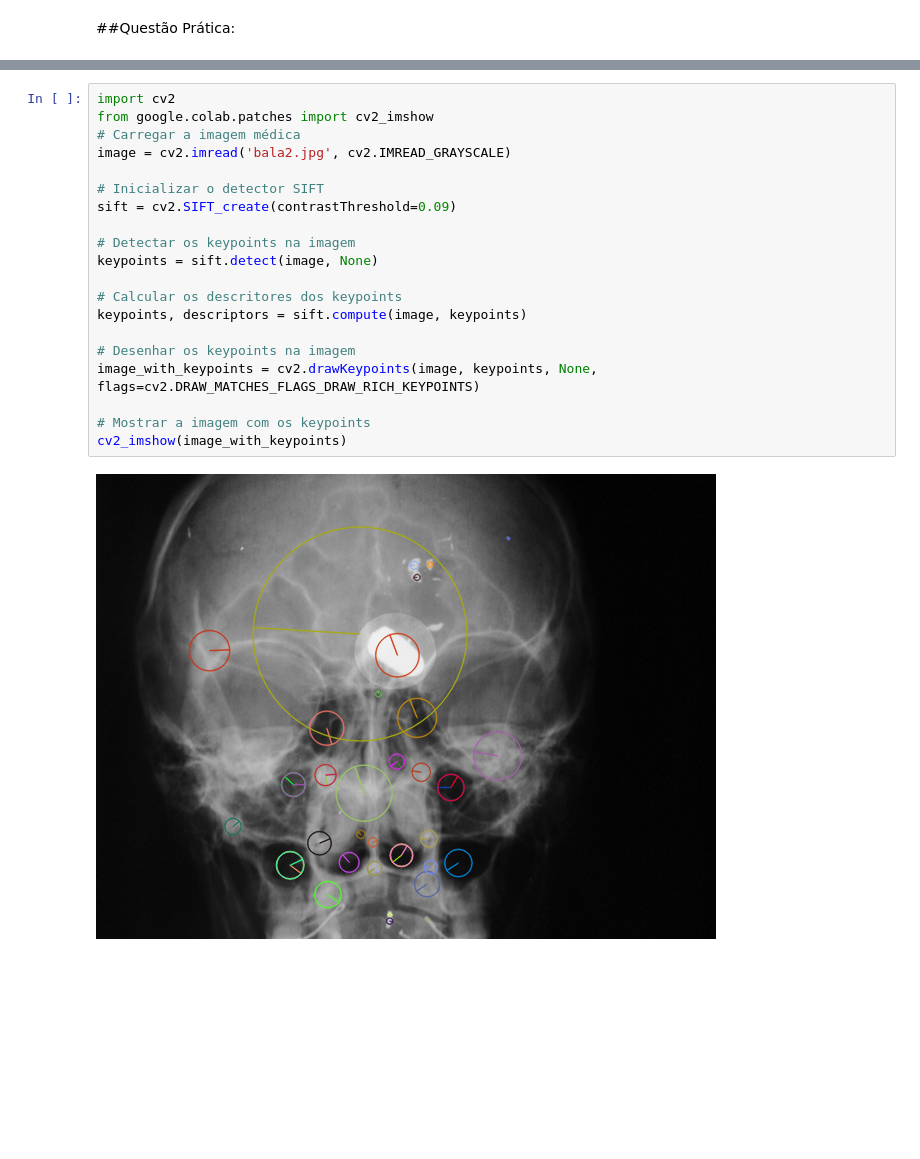
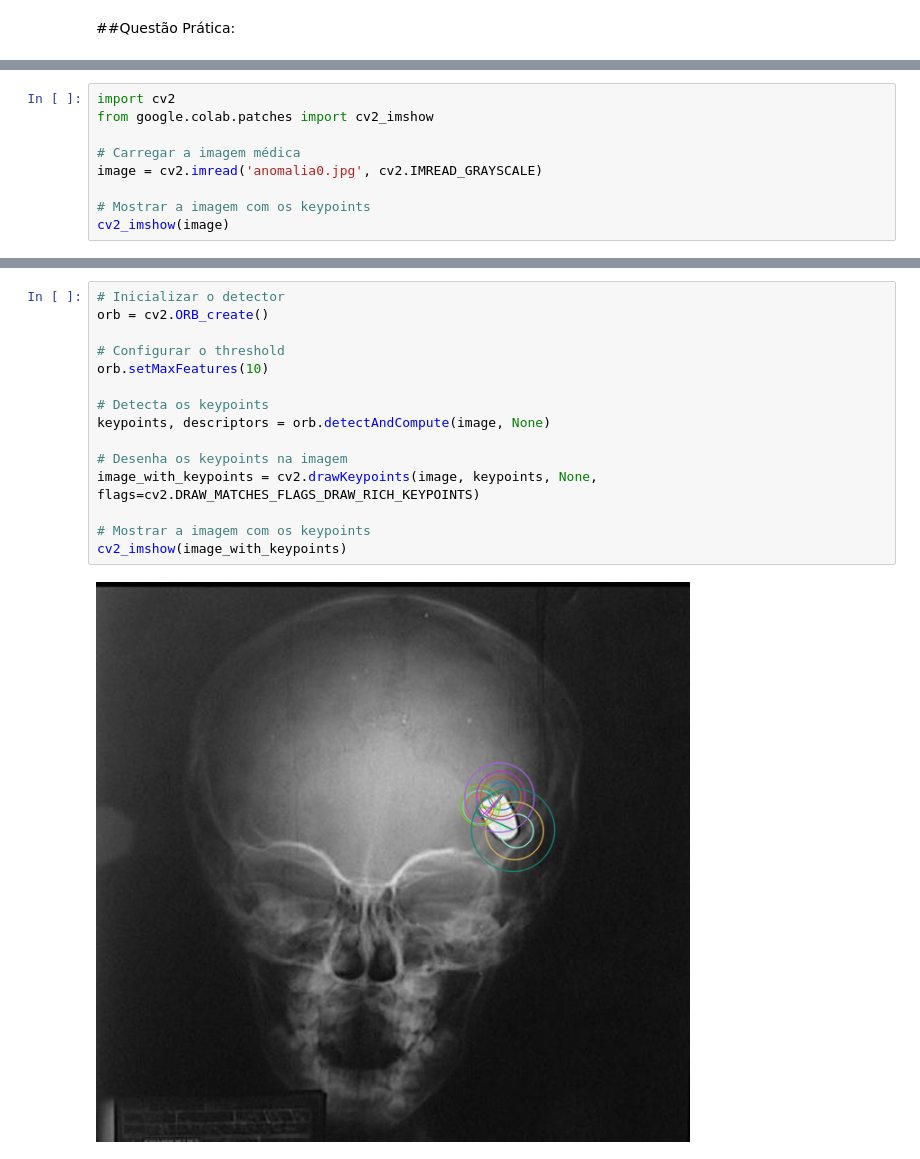
Before and after one commit to 2023-1-INF0417-VisaoComputacional/team74A02, a Jupyter notebook: A02/A02.ipynb, the cells around one changed output, grey strips where cells are left out. Cells and saved outputs as stored; diff of their text form; blank space fills up the shorter version.

```diff
--- a/A02/A02.ipynb
+++ b/A02/A02.ipynb
@@ -53,0 +54,9 @@ Aqui está um exemplo de código em Python que utiliza o algoritmo SIFT para det
+# %%
+import cv2
+from google.colab.patches import cv2_imshow
+
+# Carregar a imagem médica
+image = cv2.imread('anomalia0.jpg', cv2.IMREAD_GRAYSCALE)
+
+# Mostrar a imagem com os keypoints
+cv2_imshow(image)
@@ -54,22 +65,17 @@ Aqui está um exemplo de código em Python que utiliza o algoritmo SIFT para det
 # %%
-import cv2
-from google.colab.patches import cv2_imshow
-# Carregar a imagem médica
-image = cv2.imread('bala2.jpg', cv2.IMREAD_GRAYSCALE)
+# Inicializar o detector
+orb = cv2.ORB_create()
 
-# Inicializar o detector SIFT
-sift = cv2.SIFT_create(contrastThreshold=0.09)
+# Configurar o threshold
+orb.setMaxFeatures(10)
 
-# Detectar os keypoints na imagem
-keypoints = sift.detect(image, None)
+# Detecta os keypoints
+keypoints, descriptors = orb.detectAndCompute(image, None)
 
-# Calcular os descritores dos keypoints
-keypoints, descriptors = sift.compute(image, keypoints)
-
-# Desenhar os keypoints na imagem
+# Desenha os keypoints na imagem
 image_with_keypoints = cv2.drawKeypoints(image, keypoints, None, flags=cv2.DRAW_MATCHES_FLAGS_DRAW_RICH_KEYPOINTS)
 
 # Mostrar a imagem com os keypoints
 cv2_imshow(image_with_keypoints)
 # %% [output]
-[figure, old version]
+[figure, new version]
```
Also changed, not shown: parts of 4 cells of this notebook, 1 other file.
